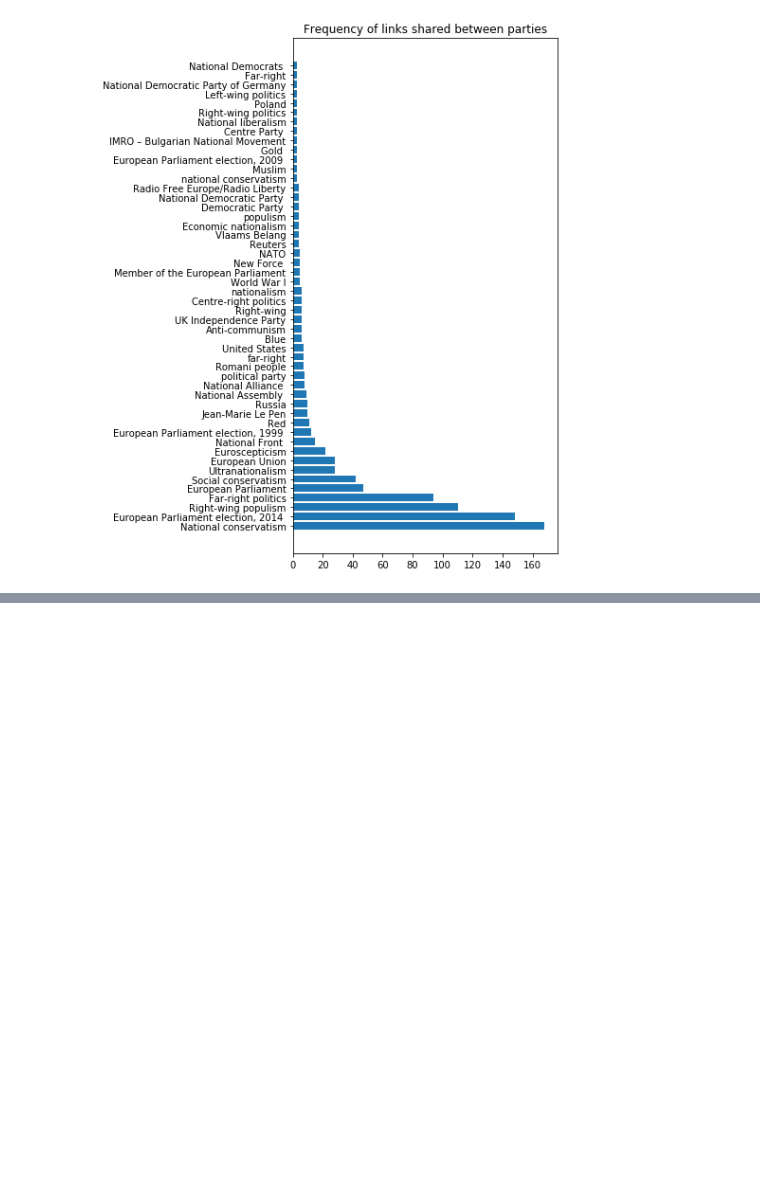
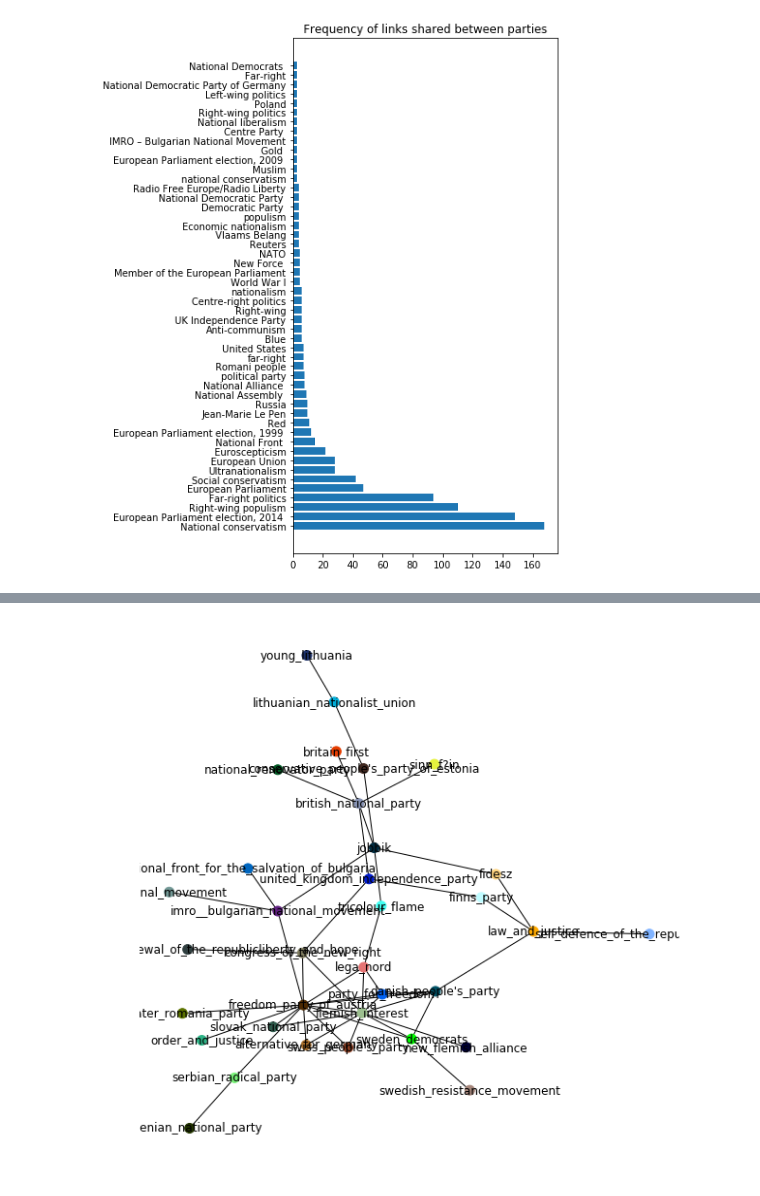
Before and after one commit to wissebarkhof/european_nationalism, a Jupyter notebook: Data Collection.ipynb, the cells around one changed output, grey strips where cells are left out. Saved outputs shown, nothing was run; the diff lists cells and outputs as text; code cells hidden in the pictures; blank space fills up the shorter version.

Commit message:
colors

```diff
--- a/Data Collection.ipynb
+++ b/Data Collection.ipynb
@@ -298,0 +266,26 @@ TypeError: list indices must be integers, not str
+# %%
+countries = set([str(d['Country']) for d in parties])
+with open('data/colors.txt') as infile:
+    colors = [s.strip() for s in infile.read().split(',')]
+
+color_country = dict(zip(countries, colors))
+def draw_color_net (graph):
+    nodes = graph.nodes()
+
+    node_colors = [color_country[str(graph.node[n]['Country'])] for n in nodes]
+
+    fig = plt.figure(figsize=(10, 10))
+    pos = nx.spring_layout(graph)
+#     ec = nx.draw_networkx_edges(graph, pos, alpha=0.2)
+    nc = nx.draw_networkx(graph, pos, nodelist=nodes, node_color=colors, with_labels=True,
+                                node_size=100, cmap=plt.cm.jet)
+#     plt.colorbar(nc)
+    plt.axis('off')
+    plt.show()
+
+Gcc_first = sorted(nx.connected_component_subgraphs(graph_first), key=len, reverse=True)
+G0_first = Gcc_first[0]
+
+draw_color_net(G0_first)
+# %% [output]
+[figure, added]
```
Also changed, not shown: parts of 8 cells of this notebook, 1 other file.
